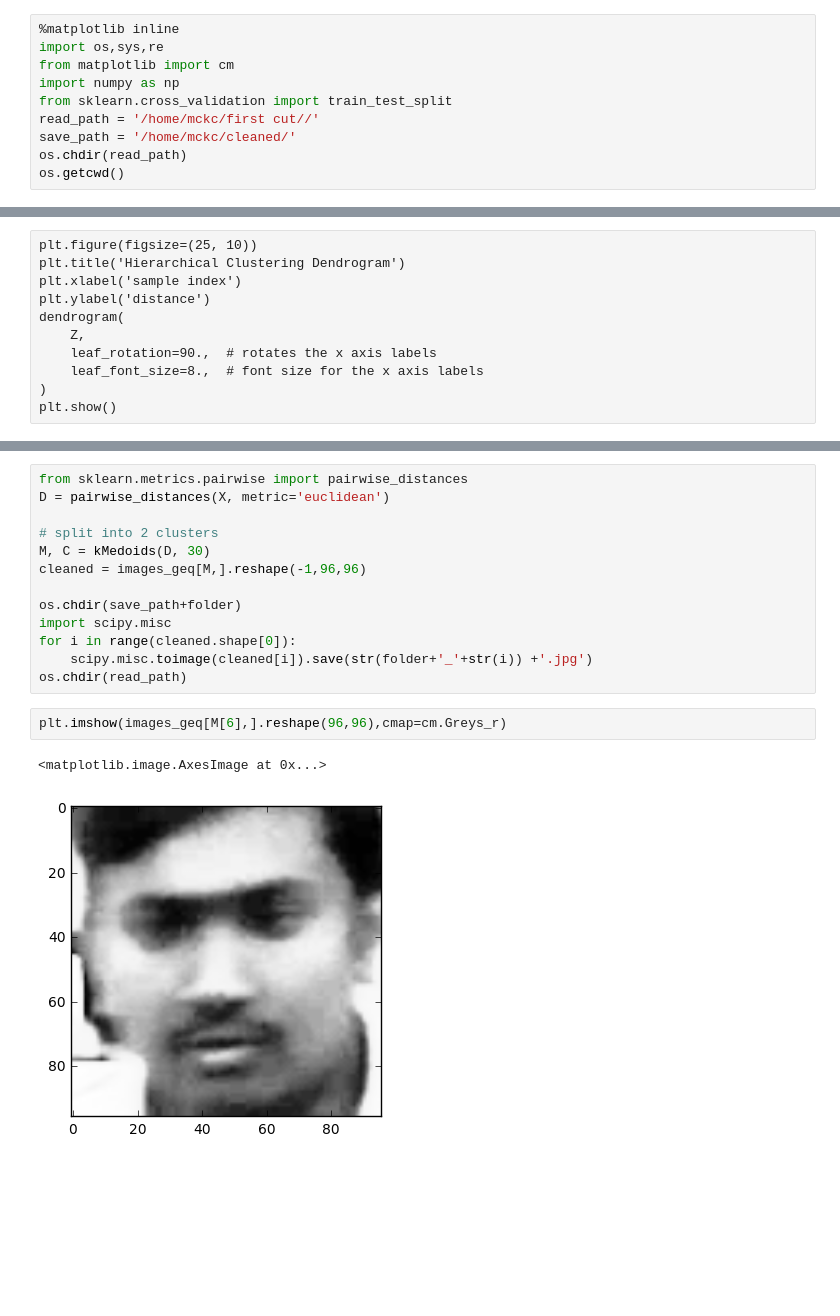
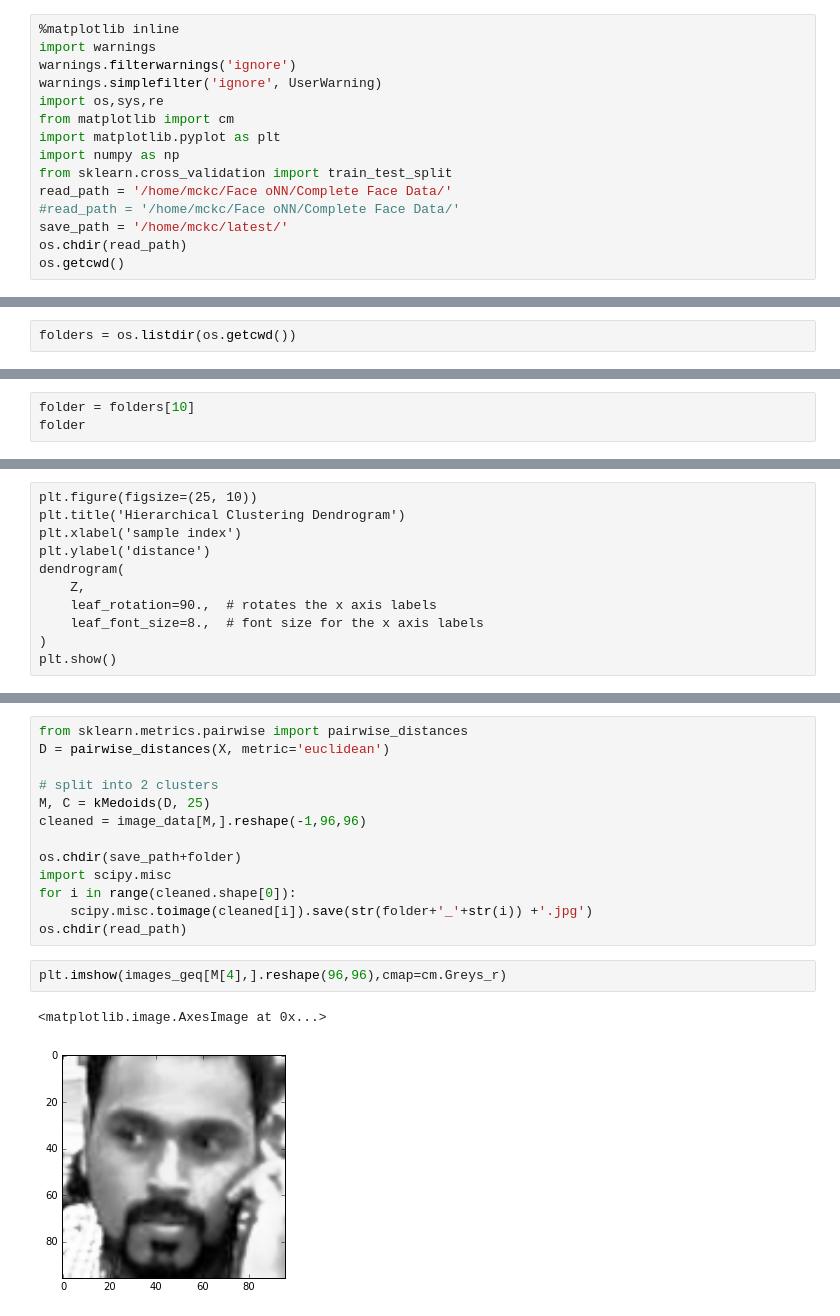
Before and after one commit to mdomarsaleem/face-recognition-raspberrypi, a Jupyter notebook: Face_onn_clustering.ipynb, the cells around one changed output, grey strips where cells are left out. Saved outputs shown, nothing was run; the diff lists cells and outputs as text; blank space fills up the shorter version.

```diff
--- a/Face_onn_clustering.ipynb
+++ b/Face_onn_clustering.ipynb
@@ -1,11 +1,16 @@
 # %%
 %matplotlib inline
+import warnings
+warnings.filterwarnings('ignore')
+warnings.simplefilter('ignore', UserWarning)
 import os,sys,re
 from matplotlib import cm
+import matplotlib.pyplot as plt
 import numpy as np
 from sklearn.cross_validation import train_test_split
-read_path = '/home/mckc/first cut//'
-save_path = '/home/mckc/cleaned/'
+read_path = '/home/mckc/Face oNN/Complete Face Data/'
+#read_path = '/home/mckc/Face oNN/Complete Face Data/'
+save_path = '/home/mckc/latest/'
 os.chdir(read_path)
 os.getcwd()
 # %% [output]
@@ -13,3 +18,5 @@ os.getcwd()
+# %%
+folders = os.listdir(os.getcwd())
 # %%
 def PCA_comp(data):
     from time import *
@@ -107,0 +113,3 @@ folder = 'Selva Chellaiah'
+# %%
+folder = folders[10]
+folder
@@ -205,8 +467,8 @@ from sklearn.metrics.pairwise import pairwise_distances
 D = pairwise_distances(X, metric='euclidean')
 
 # split into 2 clusters
-M, C = kMedoids(D, 30)
-cleaned = images_geq[M,].reshape(-1,96,96)
+M, C = kMedoids(D, 25)
+cleaned = image_data[M,].reshape(-1,96,96)
 
 os.chdir(save_path+folder)
 import scipy.misc
@@ -214,7 +476,7 @@ for i in range(cleaned.shape[0]):
     scipy.misc.toimage(cleaned[i]).save(str(folder+'_'+str(i)) +'.jpg')
 os.chdir(read_path)
 # %%
-plt.imshow(images_geq[M[6],].reshape(96,96),cmap=cm.Greys_r)
+plt.imshow(images_geq[M[4],].reshape(96,96),cmap=cm.Greys_r)
 # %% [output]
 <matplotlib.image.AxesImage at 0x...>
-[figure, old version]
+[figure, new version]
```
Also changed, not shown: parts of 22 cells of this notebook, 16 other files.
